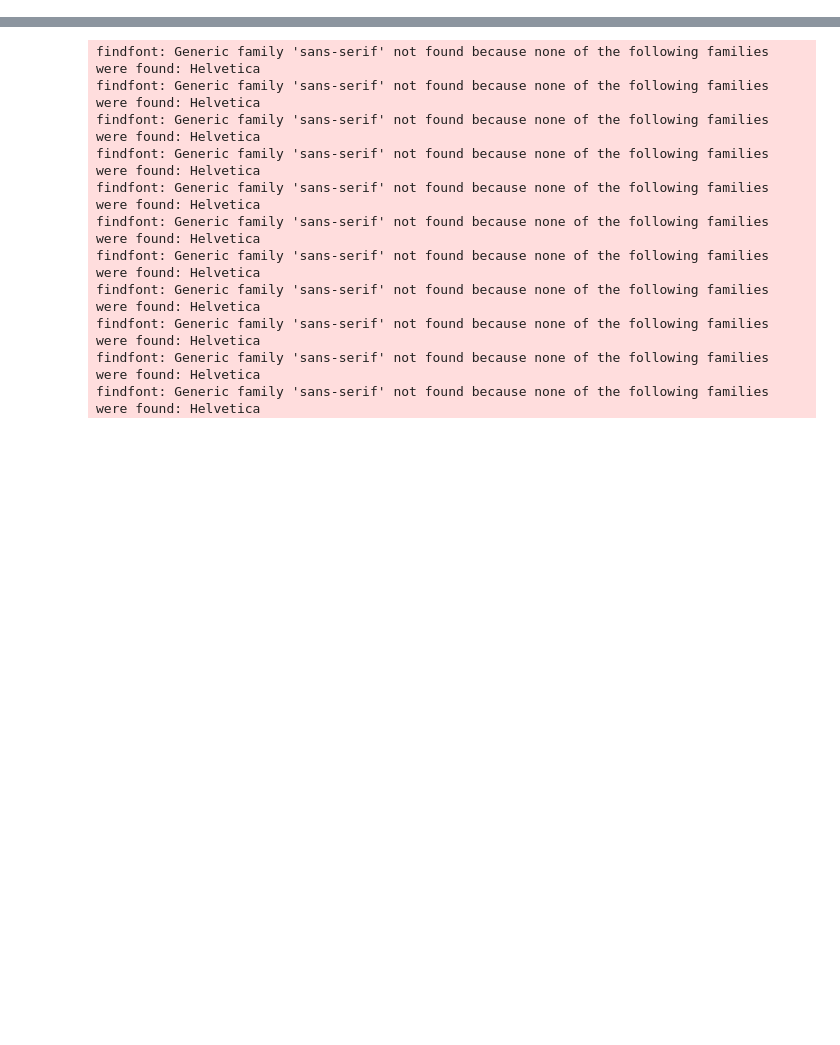
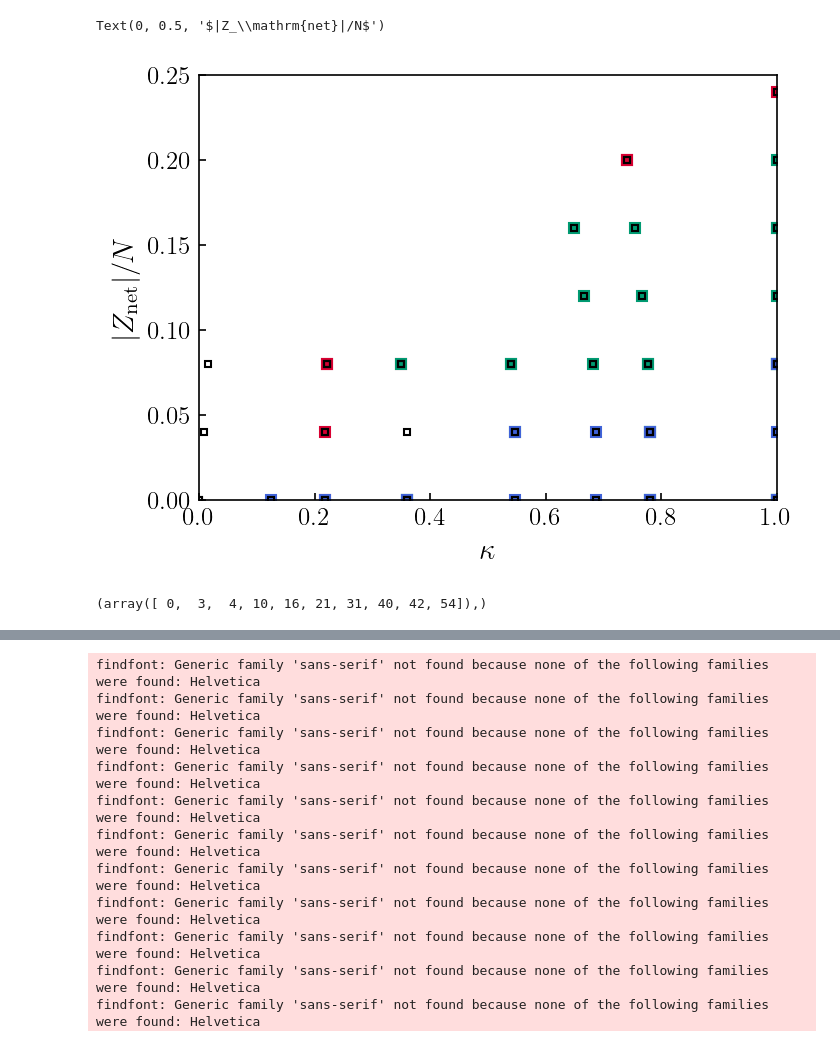
Before and after one commit to kelseyfu/Polyampholyte-SURF, a Jupyter notebook: analysis/pmf.ipynb, the cells around one changed output, grey strips where cells are left out. Cells and saved outputs as stored; diff of their text form; code cells hidden in the pictures; blank space fills up the shorter version.

```diff
--- a/analysis/pmf.ipynb
+++ b/analysis/pmf.ipynb
@@ -71,0 +415,49 @@ array([[ 0.        ,  1.83037564],
+# %%
+plt.clf()
+idx_self_co = np.where((B<0) * (c_salt == 0.0))
+idx_self_no = np.where((B>0) * (c_salt == 0.0))
+idx_salt_co = np.where((B<0) * (c_salt > 0.0))
+idx_salt_no = np.where((B>0) * (c_salt > 0.0))
+
+kappa_self_no_salt_co = np.array([])
+alpha_self_no_salt_co = np.array([])
+Z_net_self_no_salt_co = np.array([])
+for i in idx_salt_co[0]:
+    kappa_ref = kappa[i]
+    Z_net_ref = Z_net[i]
+
+    # Check for matches in self-coacervation without salt
+    for j in idx_self_no[0]:
+        if np.isclose(kappa_ref, kappa[j], atol=0.05) and Z_net[j] == Z_net_ref:
+            kappa_self_no_salt_co = np.append(kappa_self_no_salt_co, kappa_ref)
+            alpha_self_no_salt_co = np.append(alpha_self_no_salt_co, alpha[j])
+            Z_net_self_no_salt_co = np.append(Z_net_self_no_salt_co, Z_net_ref)
+
+# x1 = np.linspace(0.0,1,100)
+# y1 = 0.12*x1-0.12*0.05
+
+# x_fit = [0.05,0.47,1.2]
+# y_fit = [0.00,0.16,0.25]
+# p = np.polyfit(x_fit, y_fit, 2)
+# y2 = np.polyval(p,x1)
+plt.plot(kappa[idx_salt_no], Z_net[idx_salt_no]/50, 's', color='C3')
+
+plt.plot(kappa[idx_salt_co], Z_net[idx_salt_co]/50, 's', color='C1')
+
+plt.plot(kappa[idx_self_co], Z_net[idx_self_co]/50, 's', label='Self-Coacervation Data')
+
+# plt.fill_between(x, np.zeros(100), y, alpha=0.4,color="C0")
+# plt.plot(kappa_self_no_salt_co, Z_net_self_no_salt_co/50, 's', color='C1')
+# plt.fill_between(x1,y1,y2,alpha=0.4,color="C1")
+plt.plot(kappa, Z_net/50, 's', color='k', markersize=3, mfc='none', label='All Data')
+plt.xlim(0,1)
+plt.ylim(0,0.25)
+plt.xlabel(r'$\kappa$')
+plt.ylabel(r'$|Z_\mathrm{net}|/N$')
+# %% [output]
+Text(0, 0.5, '$|Z_\\mathrm{net}|/N$')
+[figure, added]
+# %%
+idx_self_co
+# %% [output]
+(array([ 0,  3,  4, 10, 16, 21, 31, 40, 42, 54]),)
```
Also changed, not shown: parts of 35 cells of this notebook, 42 other files.
